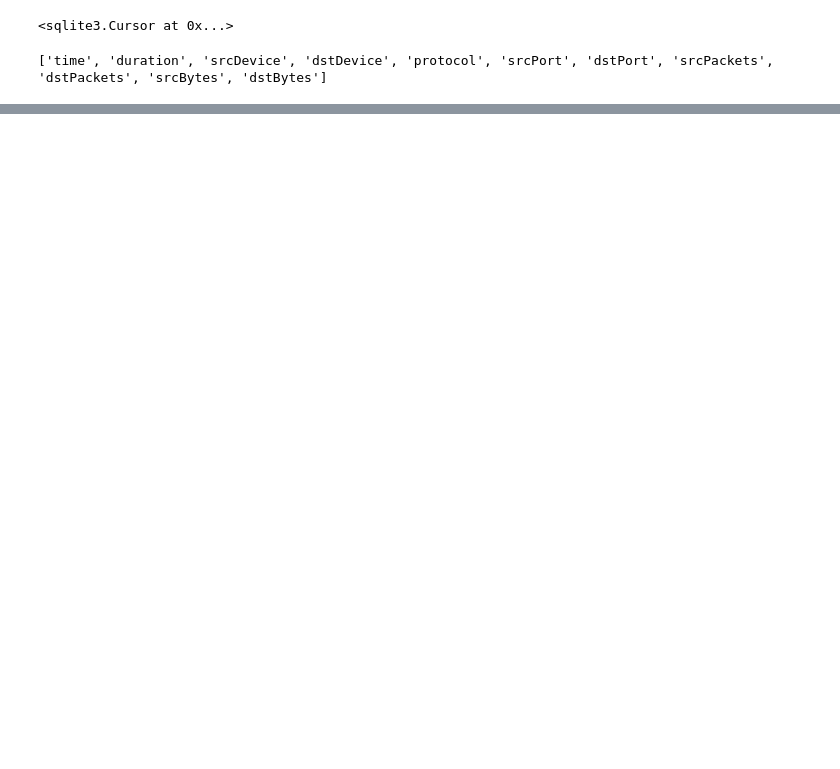
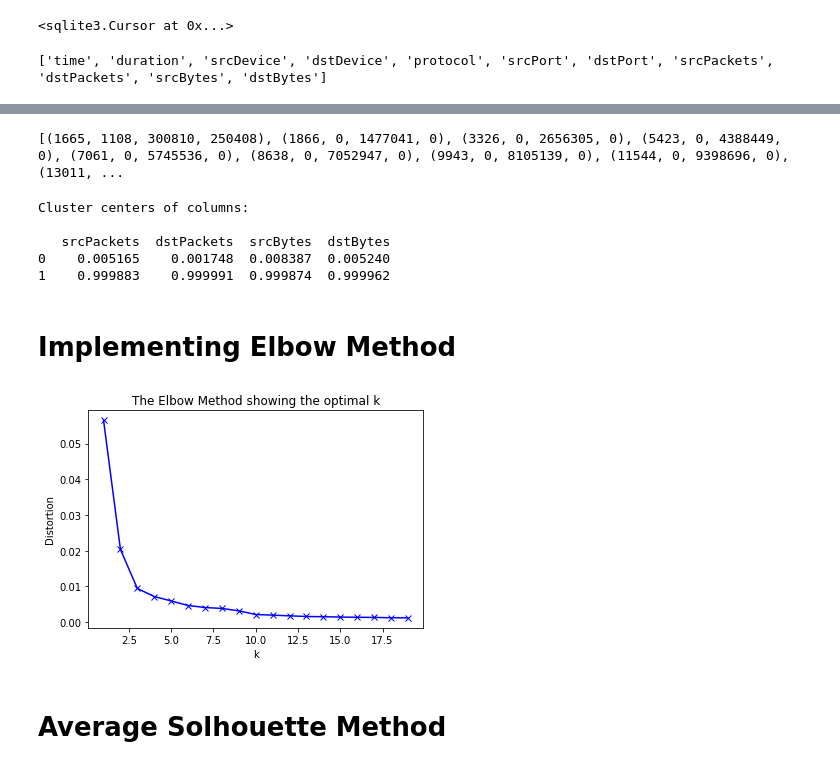
Before and after one commit to moralesl5/Clustering_Logan, a Jupyter notebook: Clustering_DB.ipynb, the cells around one changed output, grey strips where cells are left out. Cells and saved outputs as stored; diff of their text form; code cells hidden in the pictures; blank space fills up the shorter version.

```diff
--- a/Clustering_DB.ipynb
+++ b/Clustering_DB.ipynb
@@ -56,0 +28,33 @@ for row in results:
+# %%
+
+newList = []
+for i in results:
+#     print(i[7:])
+    newList.append(i[7:])
+
+print(newList)
+# %% [output]
+[(1665, 1108, 300810, 250408), (1866, 0, 1477041, 0), (3326, 0, 2656305, 0), (5423, 0, 4388449, 0), (7061, 0, 5745536, 0), (8638, 0, 7052947, 0), (9943, 0, 8105139, 0), (11544, 0, 9398696, 0), (13011, ...
+# %%
+from sklearn.preprocessing import MinMaxScaler
+scaler = MinMaxScaler()
+X_normalized = pd.DataFrame(scaler.fit_transform(newList))
+# %%
+X_normalized.columns = ['srcPackets','dstPackets','srcBytes','dstBytes']
+# %%
+from sklearn.cluster import KMeans
+kmeans = KMeans(n_clusters=2)
+kmeans.fit(X_normalized)
+y_kmeans = kmeans.predict(X_normalized)
+# %%
+centers = kmeans.cluster_centers_
+print('Cluster centers of columns:\n')
+print(pd.DataFrame(centers,columns= ['srcPackets','dstPackets','srcBytes','dstBytes']))
+# %% [output]
+Cluster centers of columns:
+
+   srcPackets  dstPackets  srcBytes  dstBytes
+0    0.005165    0.001748  0.008387  0.005240
+1    0.999883    0.999991  0.999874  0.999962
+# %% [markdown]
+# Implementing Elbow Method
@@ -56,0 +64,18 @@ for row in results:
+# %%
+distortions = []
+K = range(1,20)
+for k in K:
+    kmeanModel = KMeans(n_clusters=k).fit(X_normalized)
+    kmeanModel.fit(X_normalized)
+    distortions.append(sum(np.min(cdist(X_normalized, kmeanModel.cluster_centers_, 'euclidean'), axis=1)) / X_normalized.shape[0])
+
+# Plot the elbow
+plt.plot(K, distortions, 'bx-')
+plt.xlabel('k')
+plt.ylabel('Distortion')
+plt.title('The Elbow Method showing the optimal k')
+plt.show()
+# %% [output]
+[figure, added]
+# %% [markdown]
+# Average Solhouette Method
```
Also changed, not shown: parts of 15 cells of this notebook, 1 other file.
